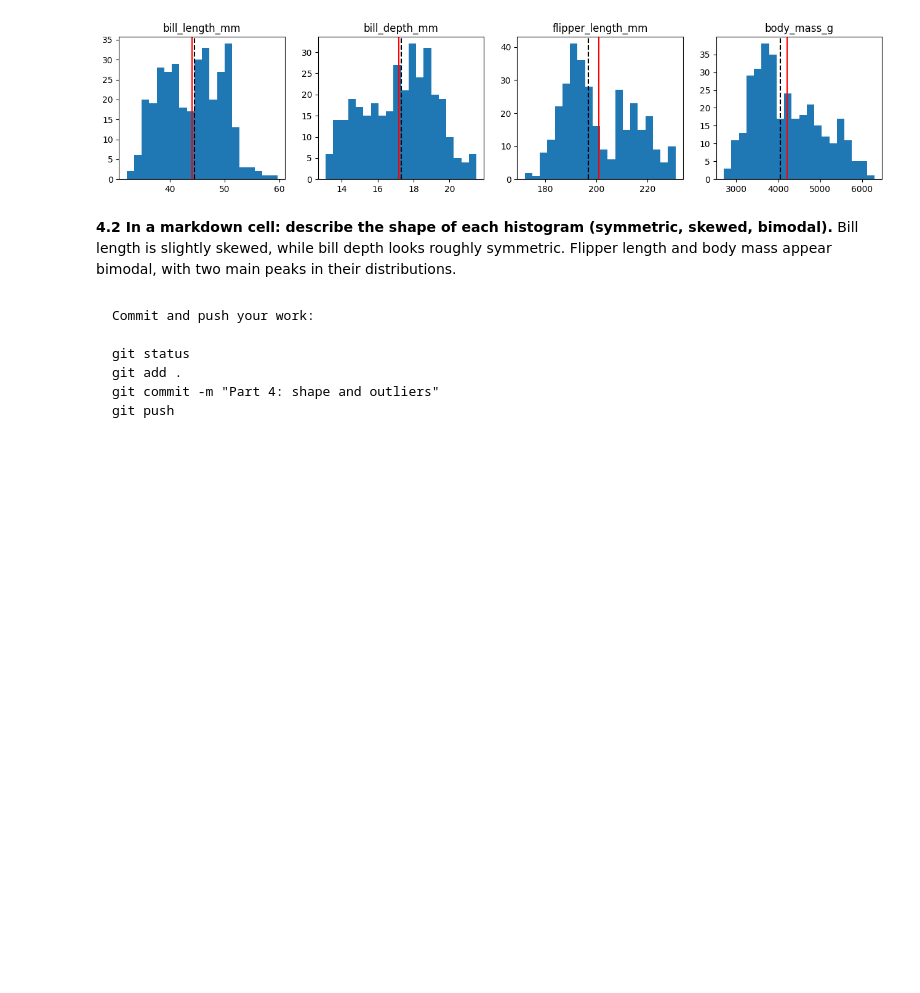
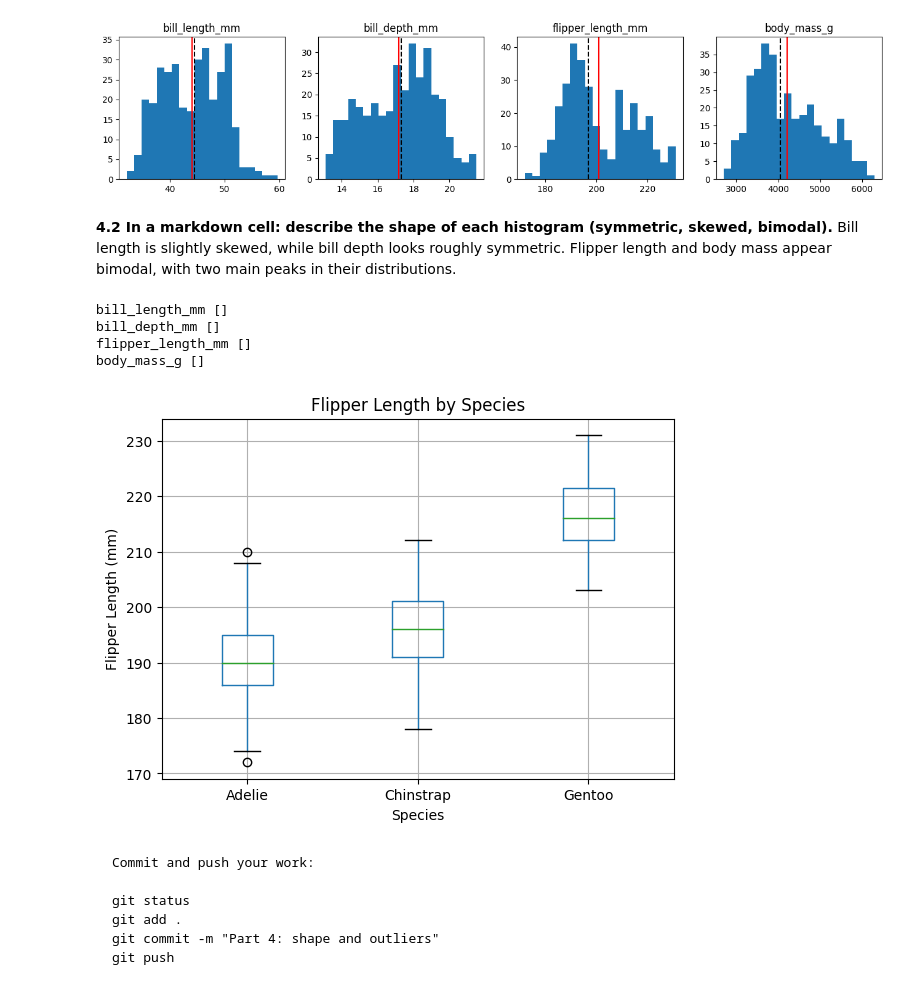
Before and after one commit to jb24abo/dmv-practical-2-, a Jupyter notebook: Practical_2_T.ipynb, the cells around one changed output. Cells and saved outputs as stored; diff of their text form; code cells hidden in the pictures; blank space fills up the shorter version.

```diff
--- a/Practical_2_T.ipynb
+++ b/Practical_2_T.ipynb
@@ -140,3 +140,18 @@ plt.show()
 Bill length is slightly skewed, while bill depth looks roughly symmetric. Flipper length and body mass appear bimodal, with two main peaks in their distributions.
 # %%
 # 4.3 Write a function `iqr_outliers(col)` that returns the values below Q1 − 1.5 × IQR or above Q3 + 1.5 × IQR. Use it on each numeric column.
+def iqr_outliers(col):
+    q1 = col.quantile(0.25)
+    q3 = col.quantile(0.75)
+    iqr = q3 - q1
+    lower = q1 - 1.5 * iqr
+    upper = q3 + 1.5 * iqr
+    return col[(col < lower) | (col > upper)]
+
+for c in cols:
+    print(c, iqr_outliers(df[c]).values)
+# %% [output]
+bill_length_mm []
+bill_depth_mm []
+flipper_length_mm []
+body_mass_g []
@@ -146,5 +158,13 @@ gR8&yFZ!9xB#Q2vn
 # %%
 # 4.4 Draw box plots of flipper length for each species.
+df.boxplot(column="flipper_length_mm", by="species")
+plt.title("Flipper Length by Species")
+plt.suptitle("")
+plt.xlabel("Species")
+plt.ylabel("Flipper Length (mm)")
+plt.show()
+# %% [output]
+[figure, added]
 # %% [markdown]
 <pre>
 Commit and push your work:
```
Also changed, not shown: parts of 5 cells of this notebook.
